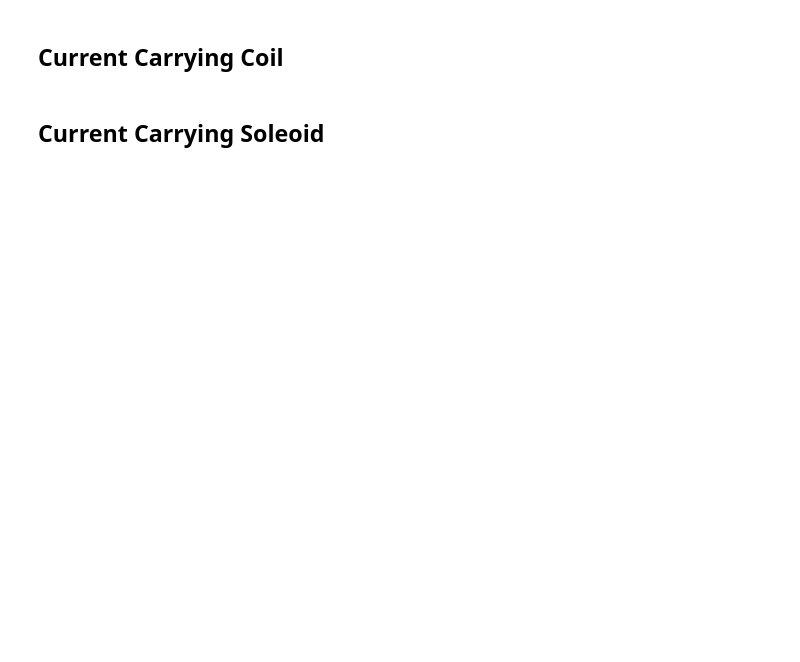
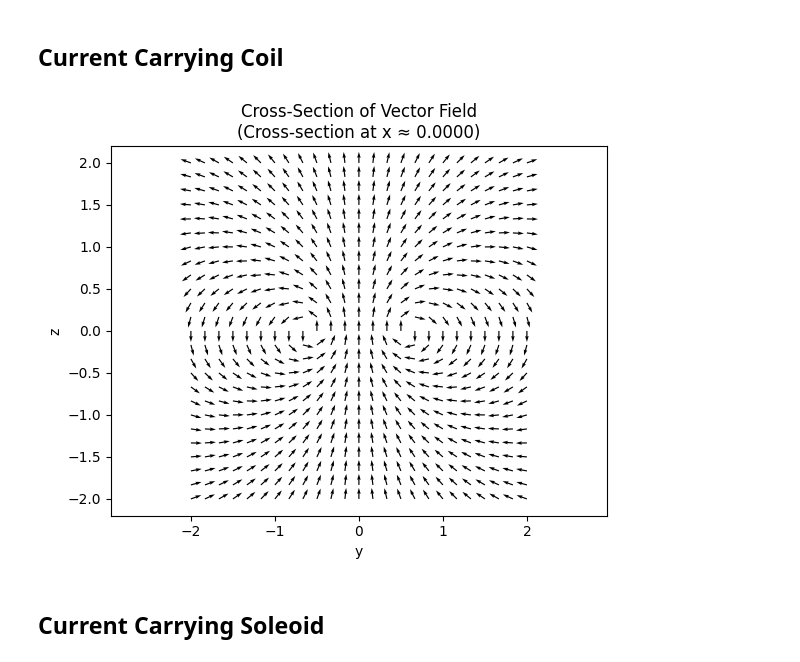
Before and after one commit to Harry-Ell/RT2, a Jupyter notebook: vector_field_plottings/physical_fields.ipynb, the cells around one changed output. Drawn from its saved outputs; the diff is of its cells as text; code cells hidden in the pictures; blank space fills up the shorter version.

```diff
--- a/vector_field_plottings/physical_fields.ipynb
+++ b/vector_field_plottings/physical_fields.ipynb
@@ -20,9 +24,17 @@ plotter(outputs_wire,
 # %% [markdown]
 ## Current Carrying Coil
 # %%
-outputs_coil = field_around_current_carrying_coil(100000000)
+outputs_coil = field_around_current_carrying_coil(100000000,
+                                                  x_extent=[-2, 2],
+                                                  y_extent=[-2, 2],
+                                                  z_extent=[-2, 2],
+                                                  resolution=25)
 plotter(outputs_coil,
         title = 'B fields around current carrying loop')
+# %%
+cross_section_plotter(outputs_coil, plane = 'x')
+# %% [output]
+[figure, added]
 # %% [markdown]
 ## Current Carrying Soleoid
 # %%
```
Also changed, not shown: parts of 2 cells of this notebook, 8 other files.
